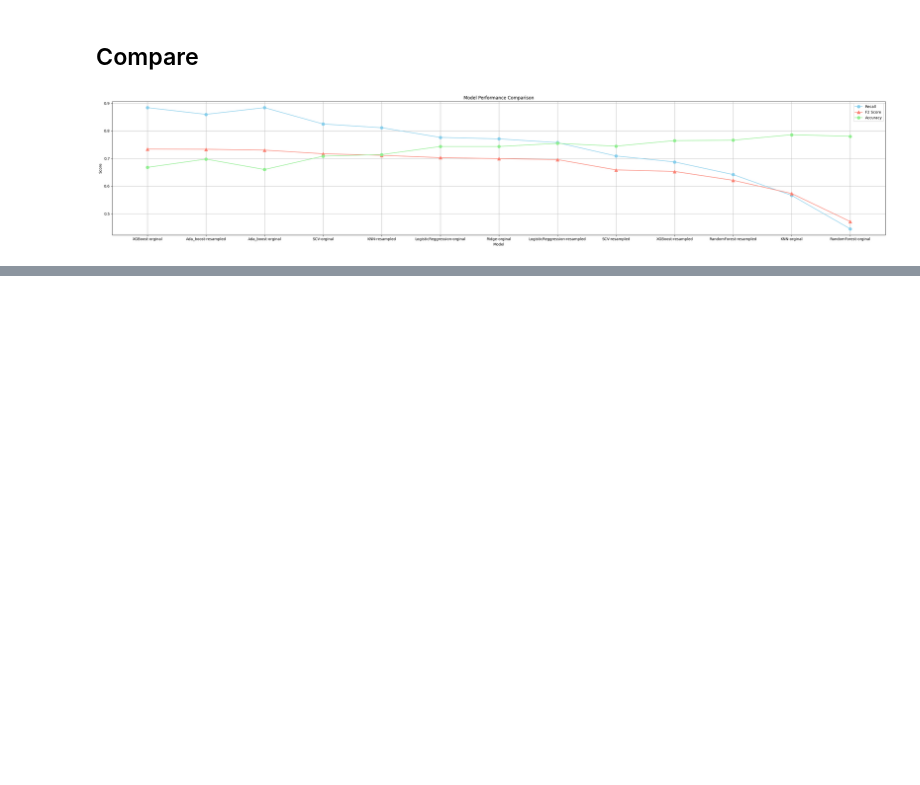
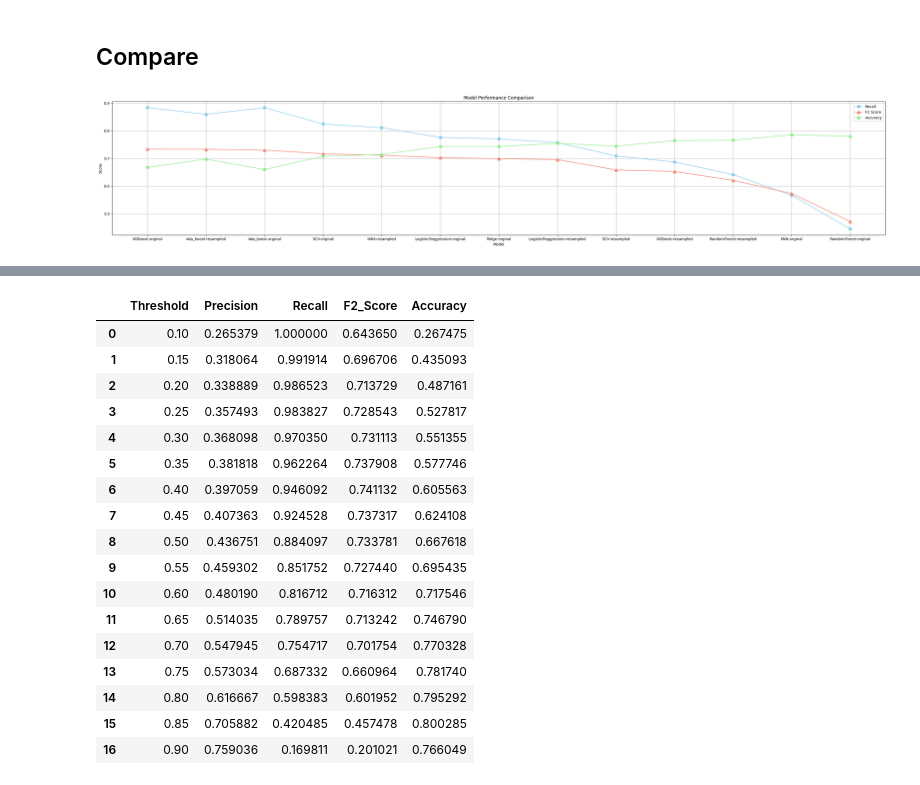
Before and after one commit to SFoad0/Customer-Churn-Prediction, a Jupyter notebook: notebooks/modeling.ipynb, the cells around one changed output, grey strips where cells are left out. Drawn from its saved outputs; the diff is of its cells as text; code cells hidden in the pictures; blank space fills up the shorter version.

```diff
--- a/notebooks/modeling.ipynb
+++ b/notebooks/modeling.ipynb
@@ -492,0 +515,34 @@ plt.show()
+# %%
+y_probs = model.predict_proba(X_test_orginal)[:, 1]
+thresholds = np.arange(0.1, 0.91, 0.05)
+results = []
+
+for thresh in thresholds:
+    y_pred = (y_probs >= thresh).astype(int)
+    precision = precision_score(y_test_orginal, y_pred)
+    recall = recall_score(y_test_orginal, y_pred)
+    f2 = fbeta_score(y_test_orginal, y_pred, beta=2)
+    acc = accuracy_score(y_test_orginal, y_pred)
+    results.append([thresh, precision, recall, f2, acc])
+
+results_df = pd.DataFrame(results, columns=['Threshold', 'Precision', 'Recall', 'F2_Score', 'Accuracy'])
+results_df
+# %% [output]
+|  | Threshold | Precision | Recall | F2_Score | Accuracy |
+| 0 | 0.10 | 0.265379 | 1.000000 | 0.643650 | 0.267475 |
+| 1 | 0.15 | 0.318064 | 0.991914 | 0.696706 | 0.435093 |
+| 2 | 0.20 | 0.338889 | 0.986523 | 0.713729 | 0.487161 |
+| 3 | 0.25 | 0.357493 | 0.983827 | 0.728543 | 0.527817 |
+| 4 | 0.30 | 0.368098 | 0.970350 | 0.731113 | 0.551355 |
+| 5 | 0.35 | 0.381818 | 0.962264 | 0.737908 | 0.577746 |
+| 6 | 0.40 | 0.397059 | 0.946092 | 0.741132 | 0.605563 |
+| 7 | 0.45 | 0.407363 | 0.924528 | 0.737317 | 0.624108 |
+| 8 | 0.50 | 0.436751 | 0.884097 | 0.733781 | 0.667618 |
+| 9 | 0.55 | 0.459302 | 0.851752 | 0.727440 | 0.695435 |
+| 10 | 0.60 | 0.480190 | 0.816712 | 0.716312 | 0.717546 |
+| 11 | 0.65 | 0.514035 | 0.789757 | 0.713242 | 0.746790 |
+| 12 | 0.70 | 0.547945 | 0.754717 | 0.701754 | 0.770328 |
+| 13 | 0.75 | 0.573034 | 0.687332 | 0.660964 | 0.781740 |
+| 14 | 0.80 | 0.616667 | 0.598383 | 0.601952 | 0.795292 |
+| 15 | 0.85 | 0.705882 | 0.420485 | 0.457478 | 0.800285 |
+| 16 | 0.90 | 0.759036 | 0.169811 | 0.201021 | 0.766049 |
```
Also changed, not shown: parts of 6 cells of this notebook.
